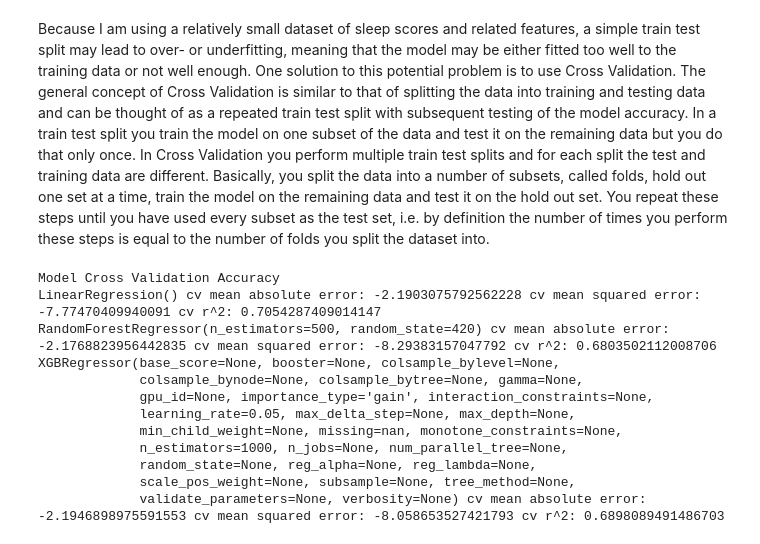
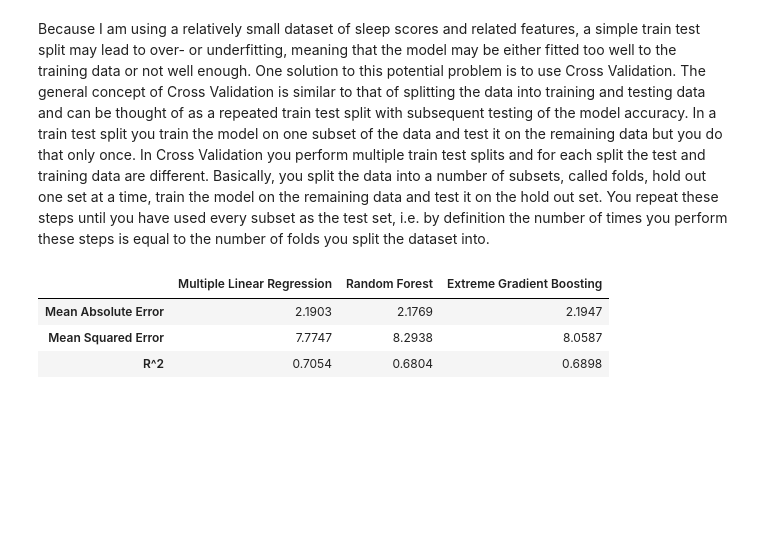
Before and after one commit to JoBe10/Fitbit-Sleep-Score, a Jupyter notebook: Sleep_Scores/Fitbit_Sleep_Score_ML.ipynb, the cells around one changed output. Cells and saved outputs as stored; diff of their text form; code cells hidden in the pictures; blank space fills up the shorter version.

Commit message:
Update Cross-Validation

```diff
--- a/Sleep_Scores/Fitbit_Sleep_Score_ML.ipynb
+++ b/Sleep_Scores/Fitbit_Sleep_Score_ML.ipynb
@@ -270,27 +270,28 @@ xgb_reg = xgb_regressor = XGBRegressor(n_estimators=1000, learning_rate=0.05)
 # Put the models in a list to be used for cross validation
 models = [mlr_reg, rf_reg, xgb_reg]
 # %%
-# Define a function to evaluate the cross validation accuracies of the different models
-def cv_accuracy(models, X, y):
-    print('Model Cross Validation Accuracy')
+def cv_comparison(models, X, y):
+    cv_accuracies = pd.DataFrame()
+    maes = []
+    mses = []
+    r2s = []
     for model in models:
-        mae = cross_val_score(model, X, y, scoring='neg_mean_absolute_error', cv=5).mean()
-        mse = cross_val_score(model, X, y, scoring='neg_mean_squared_error', cv=5).mean()
-        r2 = cross_val_score(model, X, y, scoring='r2', cv=5).mean()
-        print(model, "cv mean absolute error:", mae, "cv mean squared error:", mse, "cv r^2:", r2)
+        mae = -round(cross_val_score(model, X, y, scoring='neg_mean_absolute_error', cv=5).mean(),4)
+        maes.append(cross_val_score(model, X, y, scoring='neg_mean_absolute_error', cv=5))
+        mse = -round(cross_val_score(model, X, y, scoring='neg_mean_squared_error', cv=5).mean(),4)
+        mses.append(cross_val_score(model, X, y, scoring='neg_mean_squared_error', cv=5))
+        r2 = round(cross_val_score(model, X, y, scoring='r2', cv=5).mean(),4)
+        r2s.append(cross_val_score(model, X, y, scoring='r2', cv=5))
+        cv_accuracies[str(model)] = [mae, mse, r2]
+    cv_accuracies.index = ['Mean Absolute Error', 'Mean Squared Error', 'R^2']
+    return cv_accuracies, maes, mses, r2s
 # %%
-# Call the above function with the list of models
-cv_accuracy(models, app_reduced[app_reduced.columns[:-1]], app_reduced['overall_score'])
+comp, maes, mses, r2s = cv_comparison(models, app_reduced[app_reduced.columns[:-1]], app_reduced['overall_score'])
-# %% [output]
-Model Cross Validation Accuracy
-LinearRegression() cv mean absolute error: -2.1903075792562228 cv mean squared error: -7.77470409940091 cv r^2: 0.7054287409014147
-RandomForestRegressor(n_estimators=500, random_state=420) cv mean absolute error: -2.1768823956442835 cv mean squared error: -8.29383157047792 cv r^2: 0.6803502112008706
-XGBRegressor(base_score=None, booster=None, colsample_bylevel=None,
-             colsample_bynode=None, colsample_bytree=None, gamma=None,
-             gpu_id=None, importance_type='gain', interaction_constraints=None,
-             learning_rate=0.05, max_delta_step=None, max_depth=None,
-             min_child_weight=None, missing=nan, monotone_constraints=None,
-             n_estimators=1000, n_jobs=None, num_parallel_tree=None,
-             random_state=None, reg_alpha=None, reg_lambda=None,
-             scale_pos_weight=None, subsample=None, tree_method=None,
-             validate_parameters=None, verbosity=None) cv mean absolute error: -2.1946898975591553 cv mean squared error: -8.058653527421793 cv r^2: 0.6898089491486703
+# %%
+comp.columns = ['Multiple Linear Regression', 'Random Forest', 'Extreme Gradient Boosting']
+comp
+# %% [output]
+|  | Multiple Linear Regression | Random Forest | Extreme Gradient Boosting |
+| Mean Absolute Error | 2.1903 | 2.1769 | 2.1947 |
+| Mean Squared Error | 7.7747 | 8.2938 | 8.0587 |
+| R^2 | 0.7054 | 0.6804 | 0.6898 |
```
